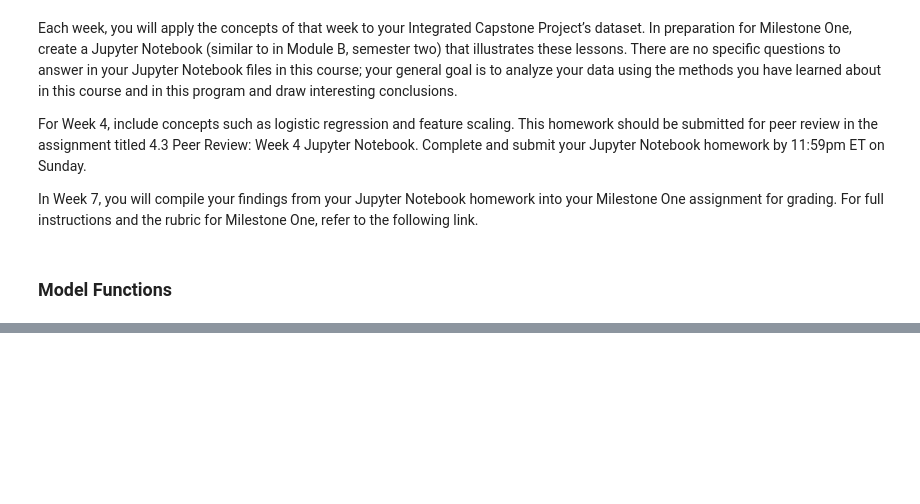
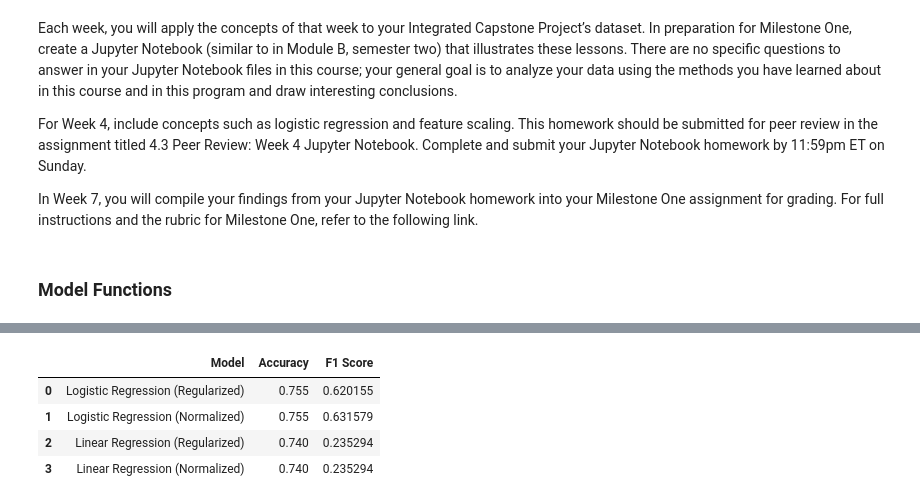
Before and after one commit to jtvon/799S-Data-Science-Capstone, a Jupyter notebook: Week-4-jupyter-notebook.ipynb, the cells around one changed output, grey strips where cells are left out. Cells and saved outputs as stored; diff of their text form; code cells hidden in the pictures; blank space fills up the shorter version.

```diff
--- a/Week-4-jupyter-notebook.ipynb
+++ b/Week-4-jupyter-notebook.ipynb
@@ -250,0 +283,30 @@ Looking at the comparison of Regularized to Normalized datasets, there was not c
+# %%
+#Insurance Claims
+classification_results = pd.DataFrame({
+    'Model': [
+        'Logistic Regression (Regularized)',
+        'Logistic Regression (Normalized)',
+        'Linear Regression (Regularized)',
+        'Linear Regression (Normalized)'
+    ],
+    'Accuracy': [
+        accuracy_score(y_test_ins_reg, y_pred_ins_log_reg_class),
+        accuracy_score(y_test_ins_norm, y_pred_ins_log_norm_class),
+        accuracy_score(y_test_ins_reg, np.round(y_pred_ins_lin_reg)),
+        accuracy_score(y_test_ins_norm, np.round(y_pred_ins_lin_norm))
+    ],
+    'F1 Score': [
+        f1_score(y_test_ins_reg, y_pred_ins_log_reg_class),
+        f1_score(y_test_ins_norm, y_pred_ins_log_norm_class),
+        f1_score(y_test_ins_reg, np.round(y_pred_ins_lin_reg)),
+        f1_score(y_test_ins_norm, np.round(y_pred_ins_lin_norm))
+    ]
+})
+
+classification_results
+# %% [output]
+|  | Model | Accuracy | F1 Score |
+| 0 | Logistic Regression (Regularized) | 0.755 | 0.620155 |
+| 1 | Logistic Regression (Normalized) | 0.755 | 0.631579 |
+| 2 | Linear Regression (Regularized) | 0.740 | 0.235294 |
+| 3 | Linear Regression (Normalized) | 0.740 | 0.235294 |
```
Also changed, not shown: parts of 9 cells of this notebook.
